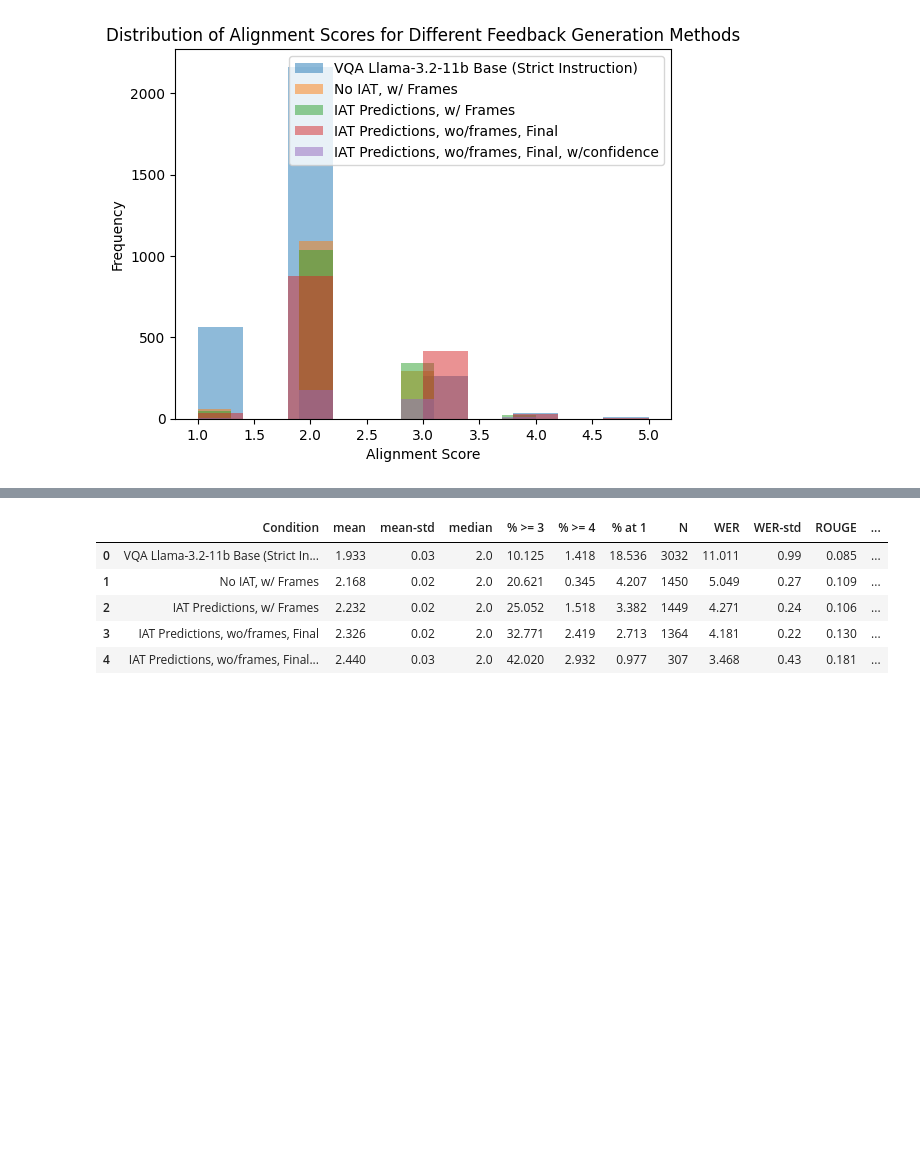
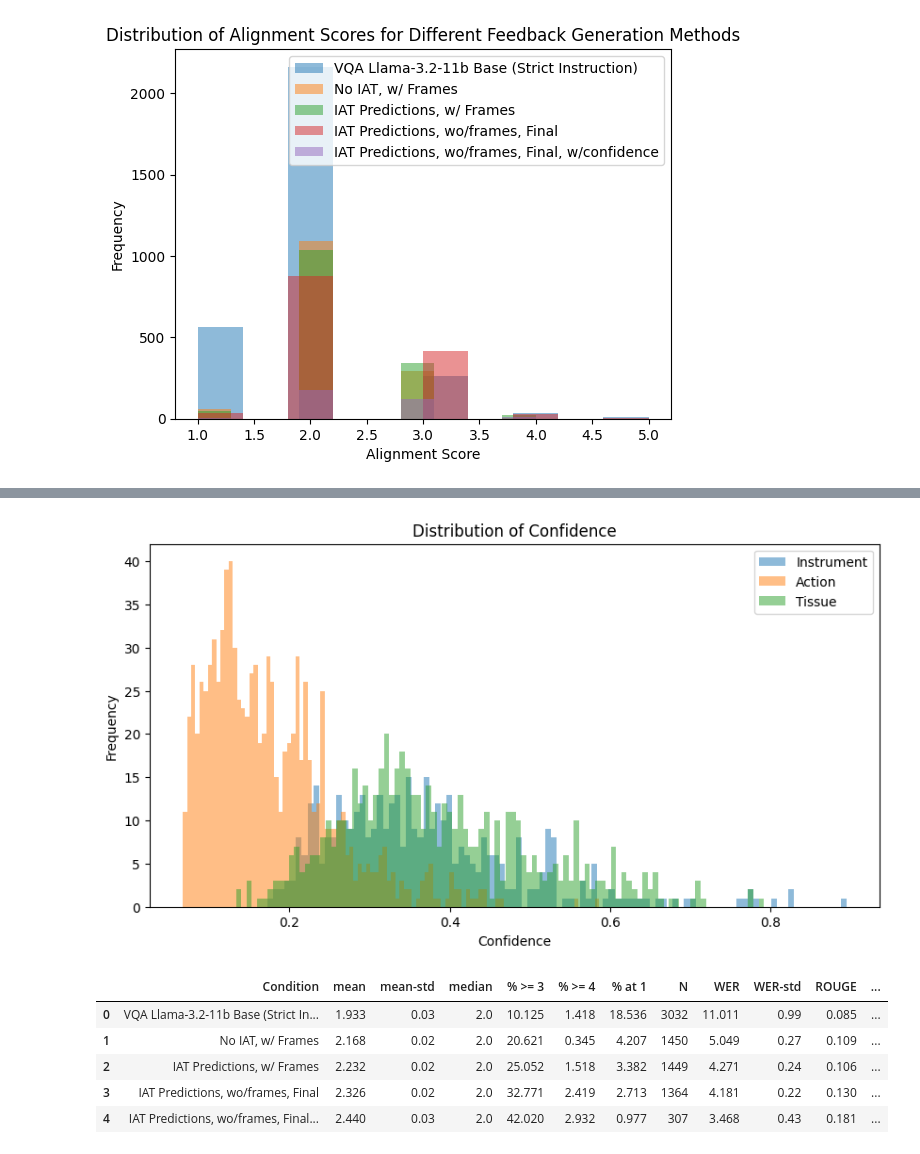
Before and after one commit to firdavsn/SurgFBGen, a Jupyter notebook: surgfbgen/notebooks/3_feedback_analysis.ipynb, the cells around one changed output, grey strips where cells are left out. Drawn from its saved outputs; the diff is of its cells as text; code cells hidden in the pictures; blank space fills up the shorter version.

```diff
--- a/surgfbgen/notebooks/3_feedback_analysis.ipynb
+++ b/surgfbgen/notebooks/3_feedback_analysis.ipynb
@@ -333,3 +391,19 @@ summarize_eval_scores(new_df['score'])
+# %%
+instrument_conf = tmp_df['instrument_conf'].replace('NONE', np.nan).dropna().astype(float)
+action_conf = tmp_df['action_conf'].replace('NONE', np.nan).dropna().astype(float)
+tissue_conf = tmp_df['tissue_conf'].replace('NONE', np.nan).dropna().astype(float)
+
+plt.figure(figsize=(10, 5))
+plt.hist(instrument_conf, bins=100, alpha=0.5, label='Instrument')
+plt.hist(action_conf, bins=100, alpha=0.5, label='Action')
+plt.hist(tissue_conf, bins=100, alpha=0.5, label='Tissue')
+plt.xlabel('Confidence')
+plt.legend()
+plt.ylabel('Frequency')
+plt.title('Distribution of Confidence')
+plt.show()
+# %% [output]
+[figure, added]
 # %%
 analysis_df = pd.DataFrame(rows)
 analysis_df.round(3)
```
Also changed, not shown: parts of 4 cells of this notebook, 21 other files.
